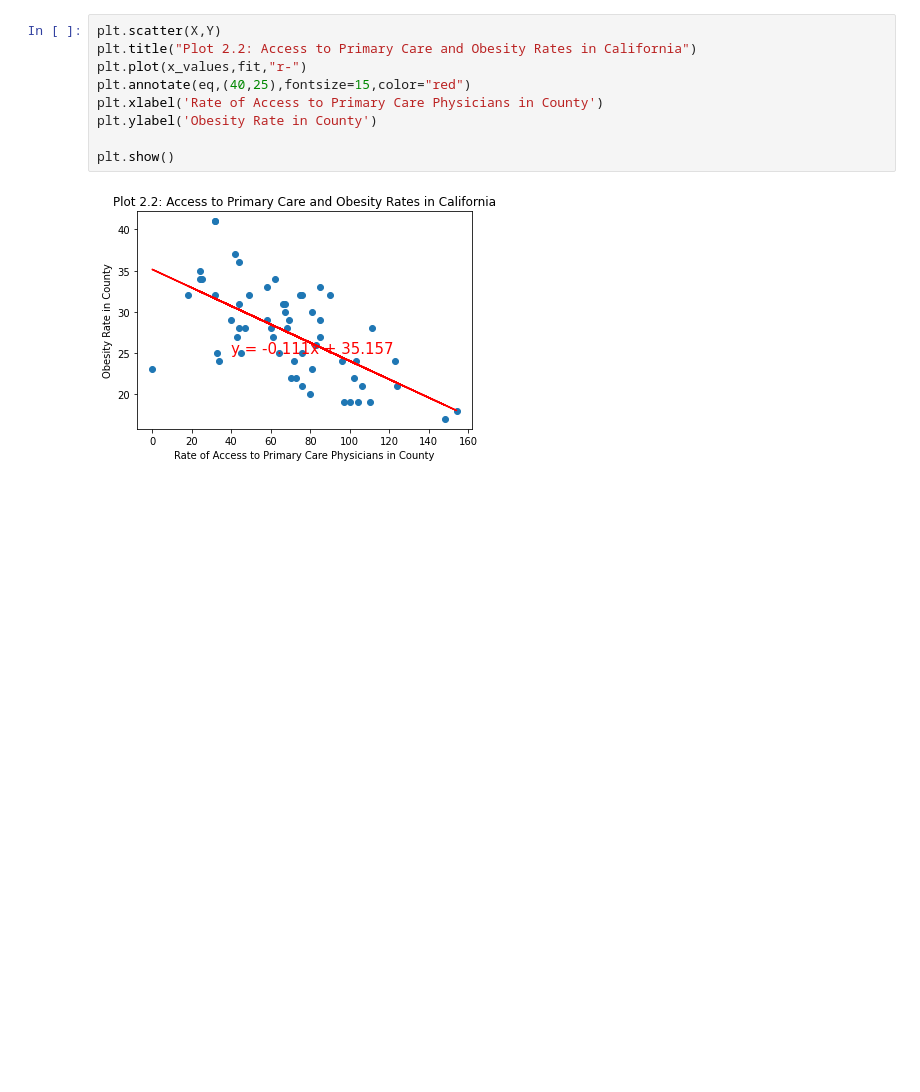
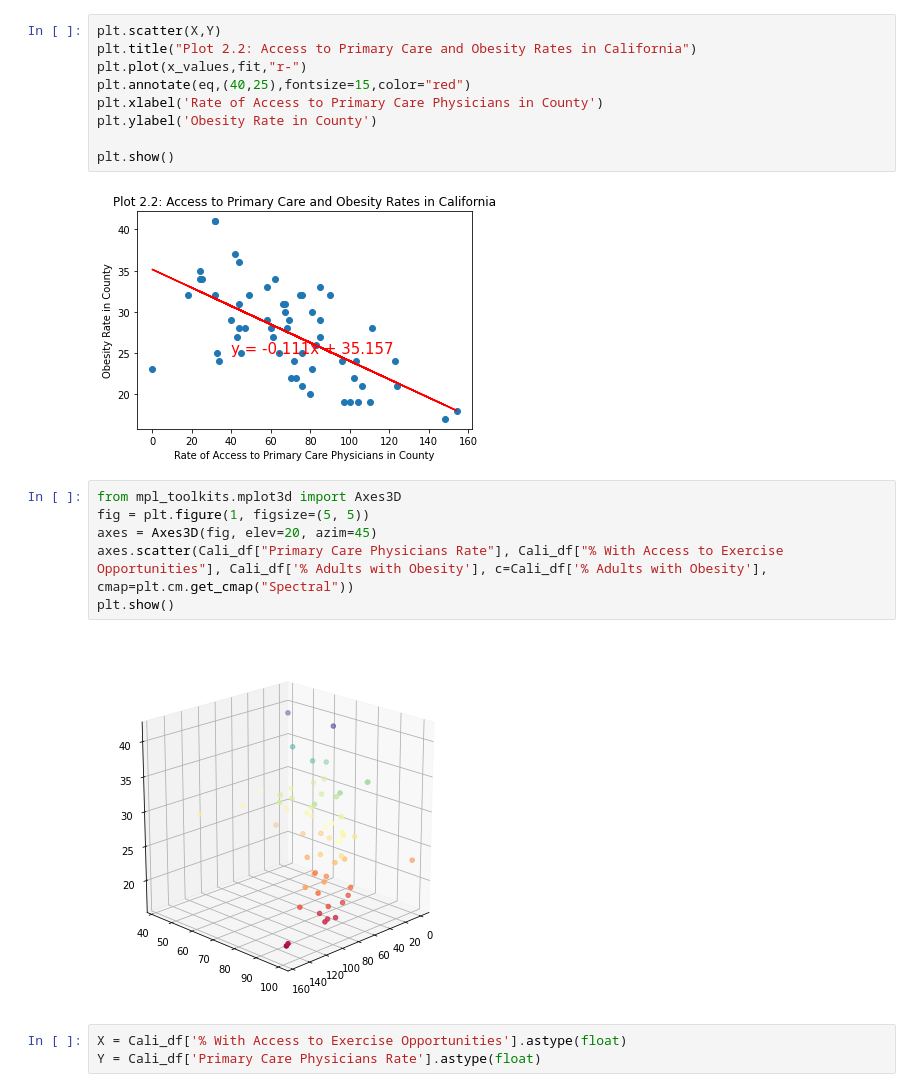
Before and after one commit to katrinan029/project-movat, a Jupyter notebook: Copy HardAF.ipynb, the cells around one changed output. Cells and saved outputs as stored; diff of their text form; blank space fills up the shorter version.

Commit message:
added 3D plot

```diff
--- a/Copy HardAF.ipynb
+++ b/Copy HardAF.ipynb
@@ -606,3 +608,14 @@ plt.ylabel('Obesity Rate in County')
 plt.show()
 # %% [output]
 [figure]
+# %%
+from mpl_toolkits.mplot3d import Axes3D
+fig = plt.figure(1, figsize=(5, 5))
+axes = Axes3D(fig, elev=20, azim=45)
+axes.scatter(Cali_df["Primary Care Physicians Rate"], Cali_df["% With Access to Exercise Opportunities"], Cali_df['% Adults with Obesity'], c=Cali_df['% Adults with Obesity'], cmap=plt.cm.get_cmap("Spectral"))
+plt.show()
+# %% [output]
+[figure, added]
+# %%
+X = Cali_df['% With Access to Exercise Opportunities'].astype(float)
+Y = Cali_df['Primary Care Physicians Rate'].astype(float)
```
Also changed, not shown: parts of 6 cells of this notebook.
